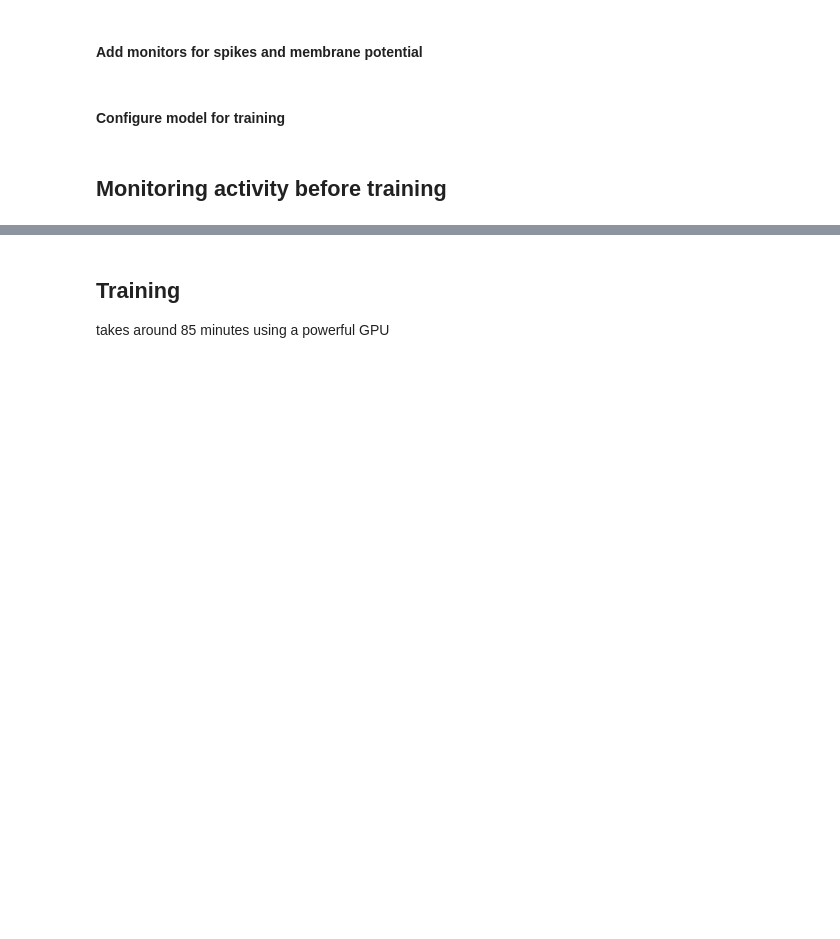
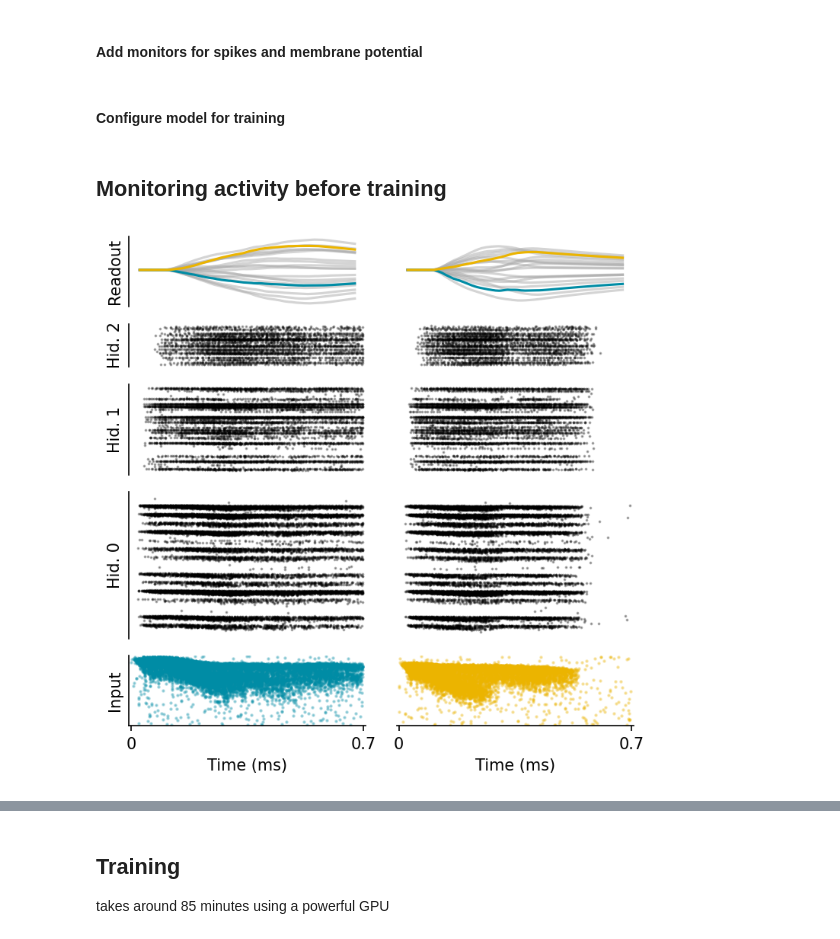
Before and after one commit to fmi-basel/stork, a Jupyter notebook: examples/03_Deep_ConvSNN_SHD.ipynb, the cells around one changed output, grey strips where cells are left out. Cells and saved outputs as stored; diff of their text form; code cells hidden in the pictures; blank space fills up the shorter version.

```diff
--- a/examples/03_Deep_ConvSNN_SHD.ipynb
+++ b/examples/03_Deep_ConvSNN_SHD.ipynb
@@ -229,6 +235,18 @@ model.configure(input=input_group,
                 time_step=dt)
 # %% [markdown]
 ## Monitoring activity before training
+# %%
+stork.plotting.plot_activity(
+    model,
+    data=test_dataset,
+    figsize=(5,5),
+    dpi=150,
+    point_alpha=0.3,
+    pal=["#008CA5", "#EBB400"],
+    pos=(0, 0),
+    off=(0.0, -0.05))
+# %% [output]
+[figure, added]
 # %%
 plt.figure(dpi=150)
 stork.plotting.plot_activity_snapshot(
```
Also changed, not shown: parts of 9 cells of this notebook.
